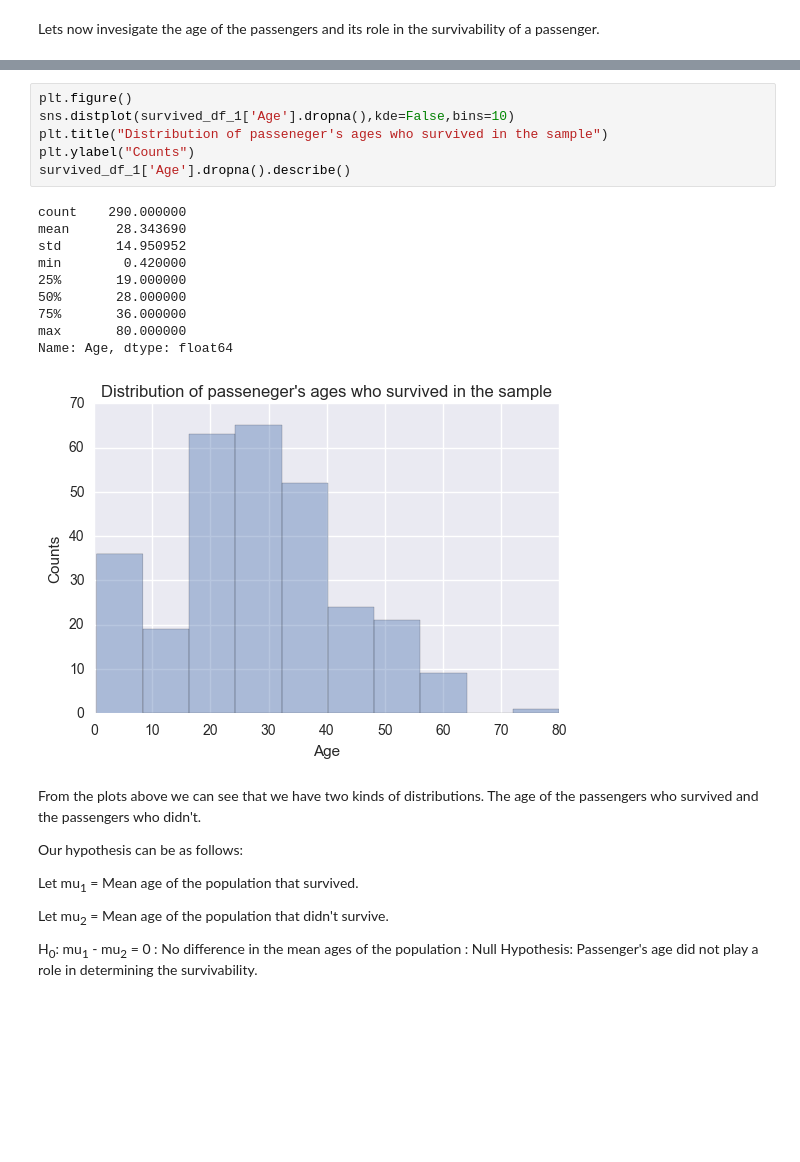
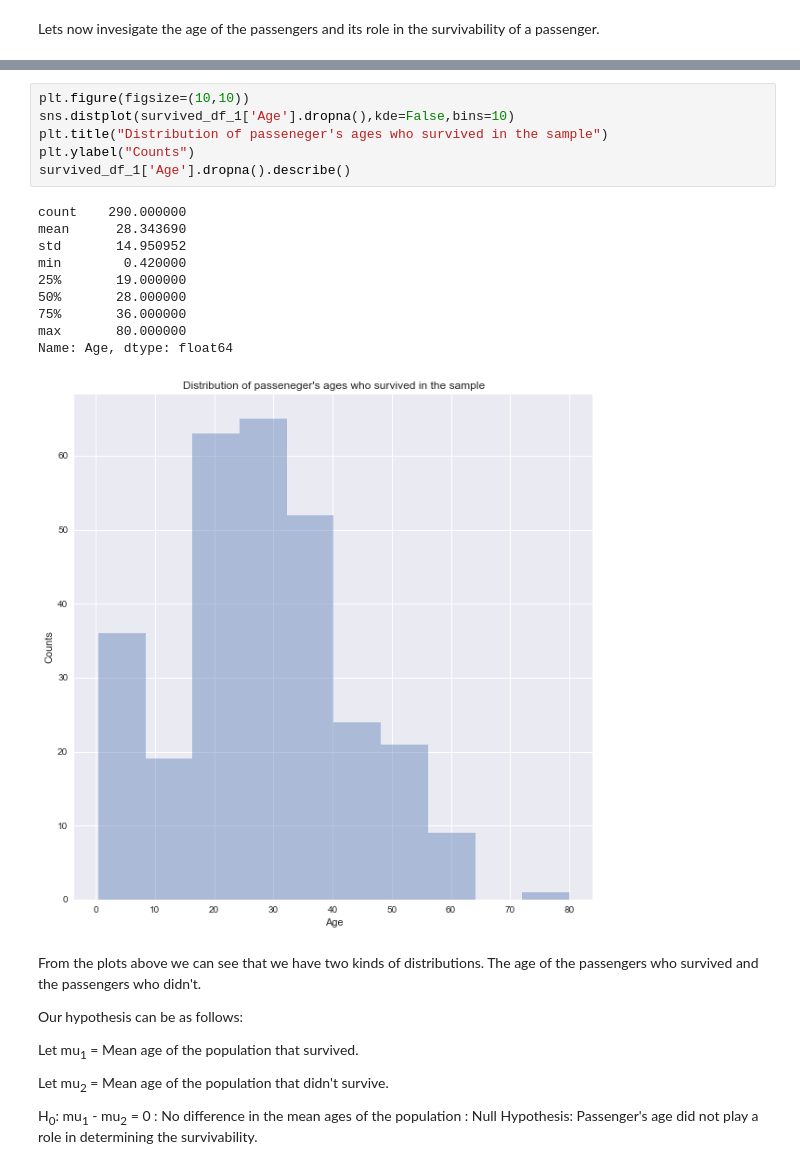
Before and after one commit to lordbadri/Udacity_Data_Analyst_Nanodegree, a Jupyter notebook: Project_2_titanic_data/titanic_data_Set_analysis_modified.ipynb, the cells around one changed output, grey strips where cells are left out. Saved outputs shown, nothing was run; the diff lists cells and outputs as text; blank space fills up the shorter version.

```diff
--- a/Project_2_titanic_data/titanic_data_Set_analysis_modified.ipynb
+++ b/Project_2_titanic_data/titanic_data_Set_analysis_modified.ipynb
@@ -251,20 +251,20 @@ Name: Age, dtype: float64
 # %%
-plt.figure()
+plt.figure(figsize=(10,10))
 sns.distplot(survived_df_1['Age'].dropna(),kde=False,bins=10)
 plt.title("Distribution of passeneger's ages who survived in the sample")
 plt.ylabel("Counts")
 survived_df_1['Age'].dropna().describe()
 # %% [output]
 count    290.000000
 mean      28.343690
 std       14.950952
 min        0.420000
 25%       19.000000
 50%       28.000000
 75%       36.000000
 max       80.000000
 Name: Age, dtype: float64
-[figure, old version]
+[figure, new version]
 # %% [markdown]
 From the plots above we can see that we have two kinds of distributions. The age of the passengers who survived and the passengers who didn't.
 
```
Also changed, not shown: parts of 14 cells of this notebook, 1 other file.
